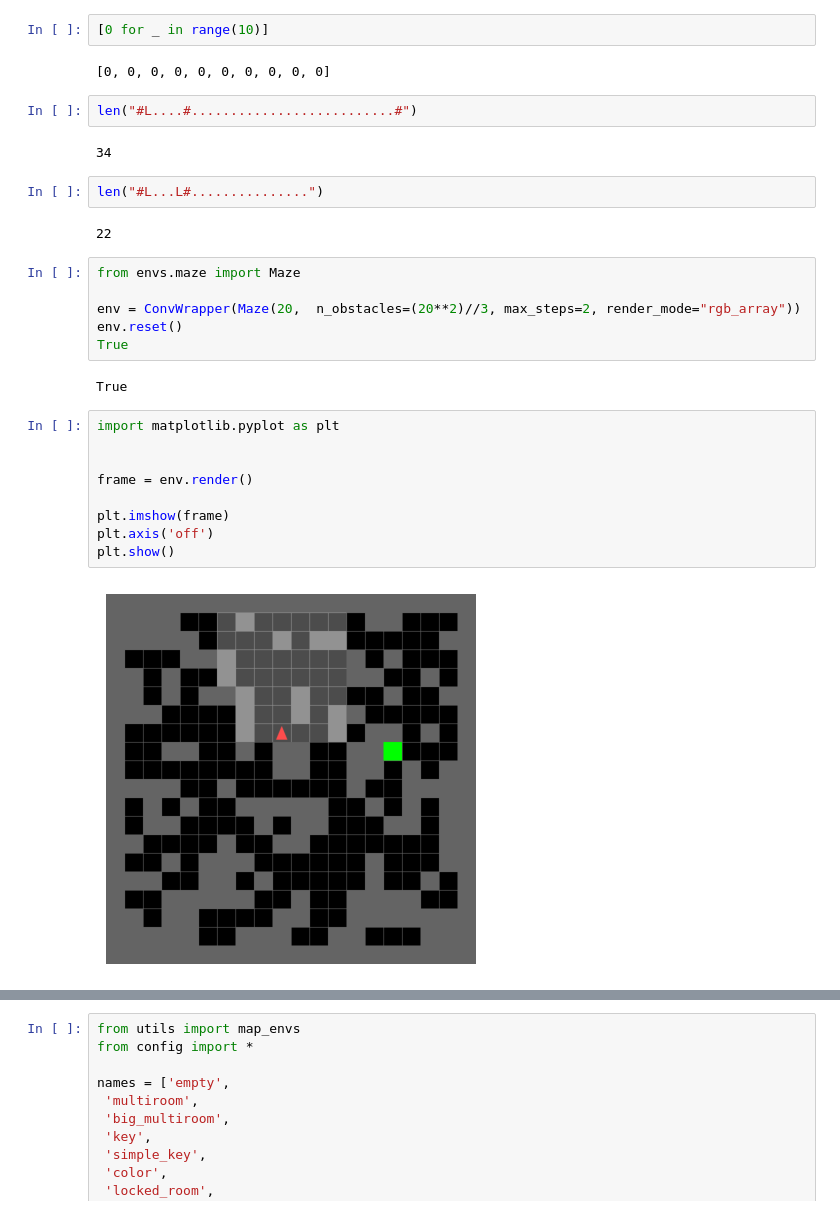
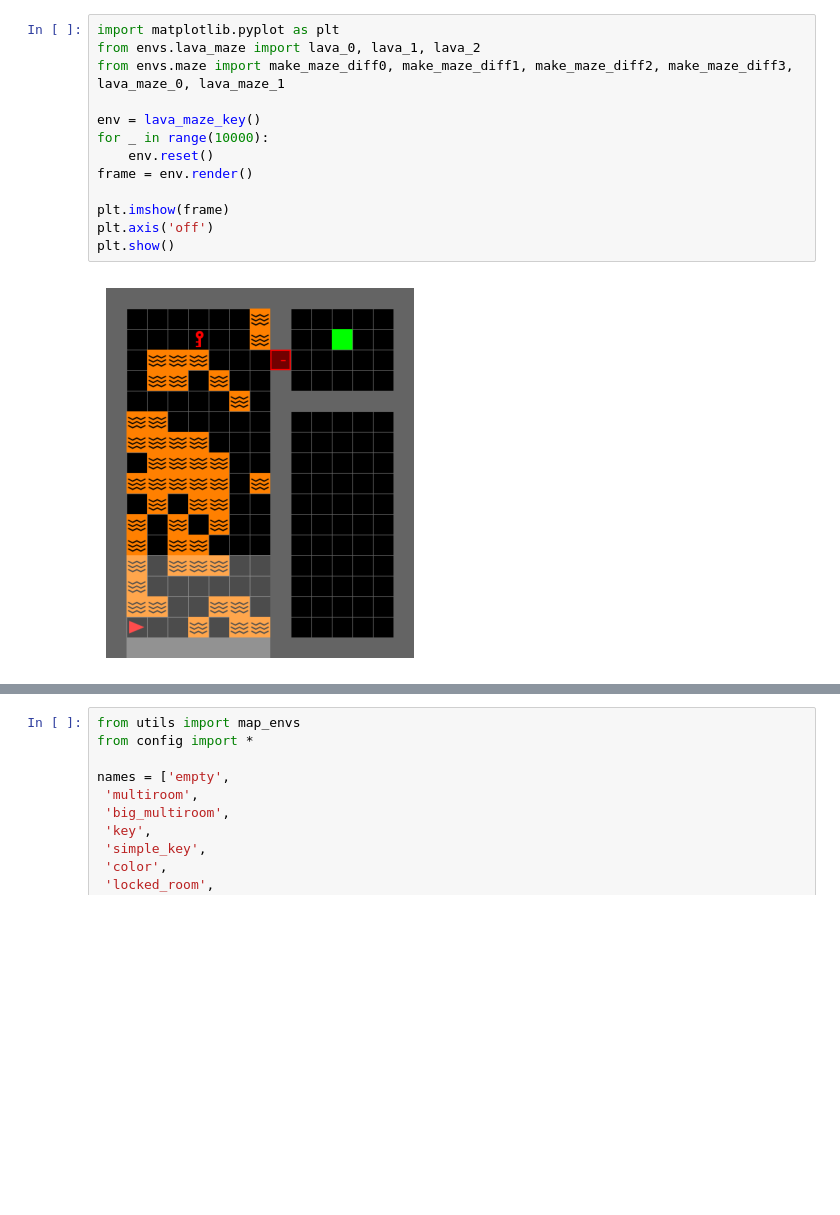
Before and after one commit to FelixDobro/Curriculum, a Jupyter notebook: dungeon.ipynb, the cells around one changed output, grey strips where cells are left out. Drawn from its saved outputs; the diff is of its cells as text; blank space fills up the shorter version.

```diff
--- a/dungeon.ipynb
+++ b/dungeon.ipynb
@@ -963,34 +1159,18 @@ def make_combined():
-# %%
-[0 for _ in range(10)]
-# %% [output]
-[0, 0, 0, 0, 0, 0, 0, 0, 0, 0]
-# %%
-len("#L....#..........................#")
-# %% [output]
-34
-# %%
-len("#L...L#...............")
-# %% [output]
-22
-# %%
-from envs.maze import Maze
-
-env = ConvWrapper(Maze(20,  n_obstacles=(20**2)//3, max_steps=2, render_mode="rgb_array"))
-env.reset()
-True
-# %% [output]
-True
 # %%
 import matplotlib.pyplot as plt
+from envs.lava_maze import lava_0, lava_1, lava_2
+from envs.maze import make_maze_diff0, make_maze_diff1, make_maze_diff2, make_maze_diff3, lava_maze_0, lava_maze_1
 
-
+env = lava_maze_key()
+for _ in range(10000):
+    env.reset()
 frame = env.render()
 
 plt.imshow(frame)
 plt.axis('off')
 plt.show()
 # %% [output]
-[figure, old version]
+[figure, new version]
 # %%
 np.random.randint(low=0, high=1000000, size=(10,))
 # %% [output]
```
Also changed, not shown: parts of 4 cells of this notebook, 6 other files.
